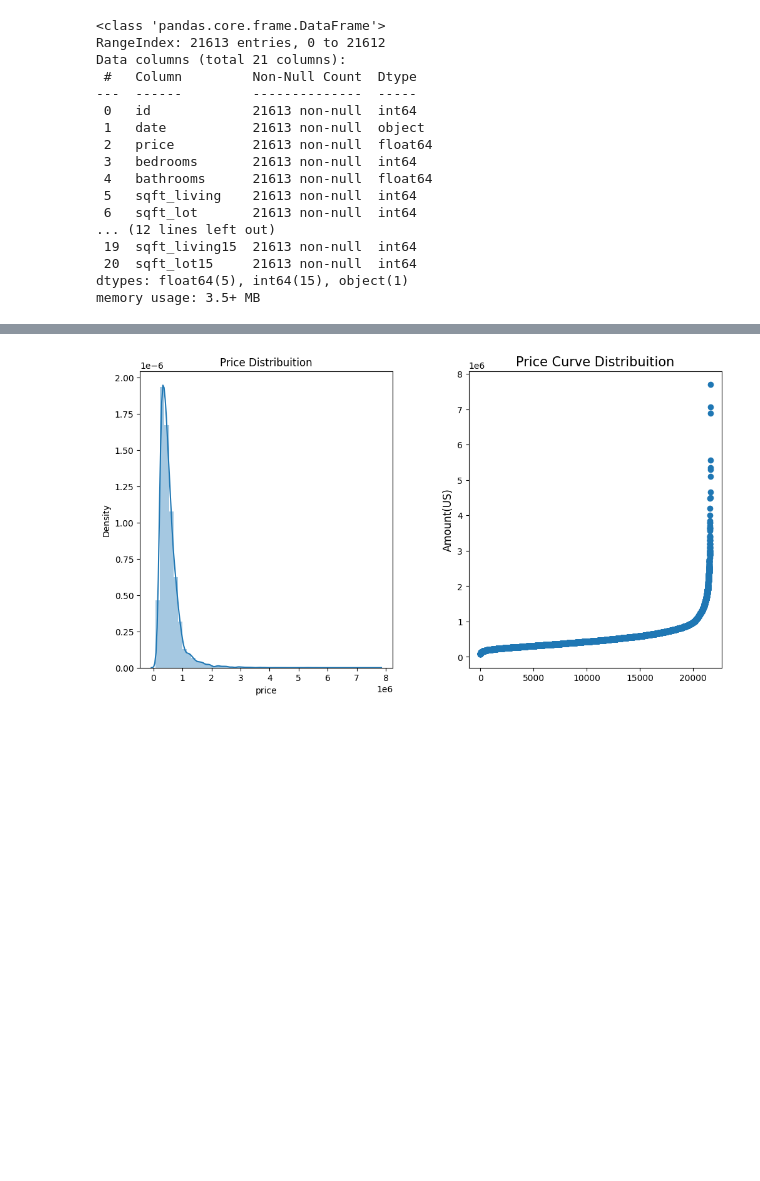
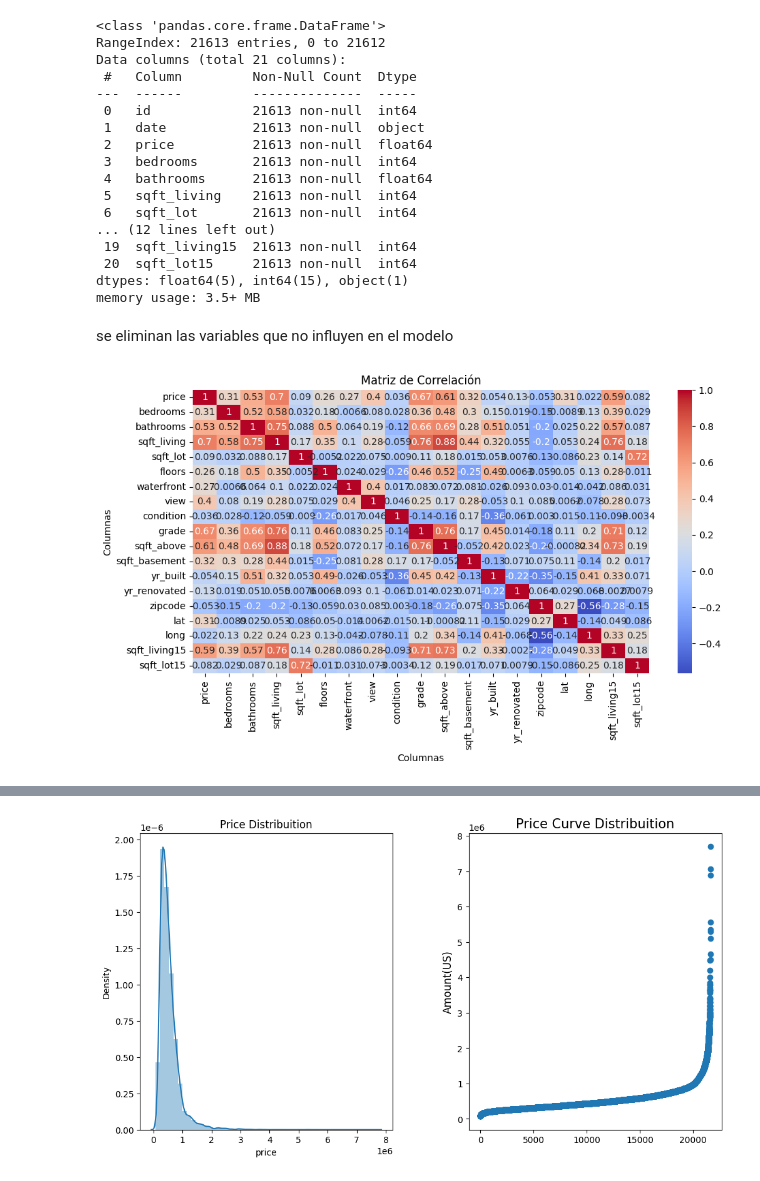
Before and after one commit to pau1ag/caso1, a Jupyter notebook: caso 3/caso3houses.ipynb, the cells around one changed output, grey strips where cells are left out. Saved outputs shown, nothing was run; the diff lists cells and outputs as text; code cells hidden in the pictures; blank space fills up the shorter version.

```diff
--- a/caso 3/caso3houses.ipynb
+++ b/caso 3/caso3houses.ipynb
@@ -108,0 +114,19 @@ memory usage: 3.5+ MB
+# %% [markdown]
+se eliminan las variables que no influyen en el modelo
+# %%
+correlation_matrix = df.corr()
+
+# Crear el mapa de calor (heatmap)
+plt.figure(figsize=(10, 6))
+sns.heatmap(correlation_matrix, annot=True, cmap='coolwarm')
+
+# Personalizar la gráfica
+plt.title('Matriz de Correlación')
+plt.xlabel('Columnas')
+plt.ylabel('Columnas')
+
+# Mostrar la gráfica
+plt.tight_layout()
+plt.show()
+# %% [output]
+[figure, added]
```
Also changed, not shown: parts of 27 cells of this notebook.
